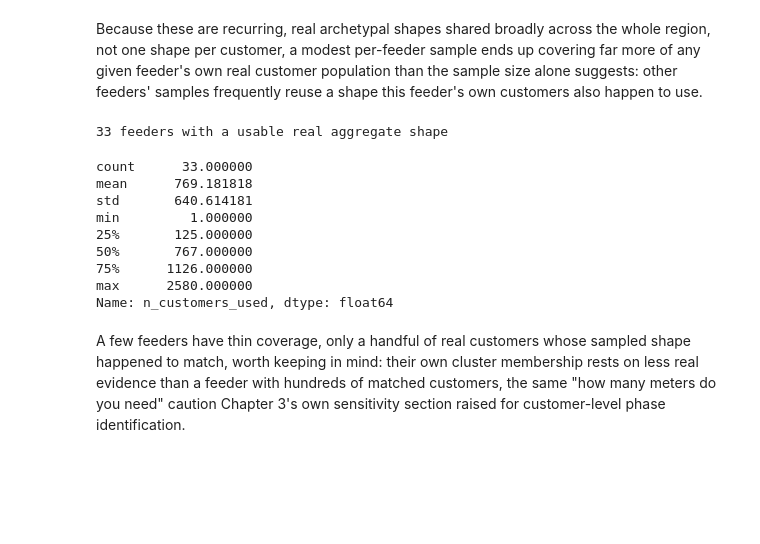
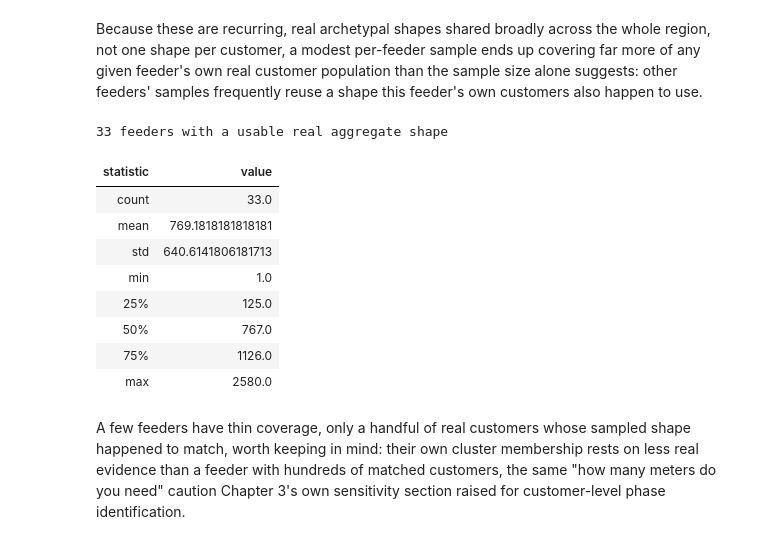
Before and after one commit to sambaiga/ml-energy-disaggregation, a Jupyter notebook: book/04-grid-edge/04-customer-feeder-clustering-code.ipynb, the cells around one changed output. Cells and saved outputs as stored; diff of their text form; code cells hidden in the pictures; blank space fills up the shorter version.

```diff
--- a/book/04-grid-edge/04-customer-feeder-clustering-code.ipynb
+++ b/book/04-grid-edge/04-customer-feeder-clustering-code.ipynb
@@ -928,34 +944,35 @@ across the whole region, not one shape per customer, a modest per-feeder
 sample ends up covering far more of any given feeder's own real customer
 population than the sample size alone suggests: other feeders' samples
 frequently reuse a shape this feeder's own customers also happen to use.
-# %%
-feeder_shapes = {}
-feeder_coverage = []
-for substation_dir in sorted(SMARTDS_DIR.iterdir()):
-    for feeder_dir in sorted(substation_dir.iterdir()):
-        loads_dss = feeder_dir / "Loads.dss"
-        if not loads_dss.exists():
-            continue
-        total, n_used = feeder_aggregate_shape(loads_dss)
-        if total is None:
-            continue
-        feeder_shapes[feeder_dir.name] = total
-        feeder_coverage.append({"feeder": feeder_dir.name, "n_customers_used": n_used})
-
-feeder_coverage_df = pd.DataFrame(feeder_coverage)
-print(f"{len(feeder_shapes)} feeders with a usable real aggregate shape")
-feeder_coverage_df["n_customers_used"].describe()
-# %% [output]
-33 feeders with a usable real aggregate shape
-count      33.000000
-mean      769.181818
-std       640.614181
-min         1.000000
-25%       125.000000
-50%       767.000000
-75%      1126.000000
-max      2580.000000
-Name: n_customers_used, dtype: float64
+# %%
+feeder_shapes = {}
+feeder_coverage = []
+for substation_dir in sorted(SMARTDS_DIR.iterdir()):
+    for feeder_dir in sorted(substation_dir.iterdir()):
+        loads_dss = feeder_dir / "Loads.dss"
+        if not loads_dss.exists():
+            continue
+        total, n_used = feeder_aggregate_shape(loads_dss)
+        if total is None:
+            continue
+        feeder_shapes[feeder_dir.name] = total
+        feeder_coverage.append({"feeder": feeder_dir.name, "n_customers_used": n_used})
+
+feeder_coverage_df = pd.DataFrame(feeder_coverage)
+print(f"{len(feeder_shapes)} feeders with a usable real aggregate shape")
+coverage_summary = feeder_coverage_df["n_customers_used"].describe().rename_axis("statistic").reset_index(name="value")
+themed_gt(coverage_summary)
+# %% [output]
+33 feeders with a usable real aggregate shape
+| statistic | value |
+| count | 33.0 |
+| mean | 769.1818181818181 |
+| std | 640.6141806181713 |
+| min | 1.0 |
+| 25% | 125.0 |
+| 50% | 767.0 |
+| 75% | 1126.0 |
+| max | 2580.0 |
 # %% [markdown]
 A few feeders have thin coverage, only a handful of real customers
 whose sampled shape happened to match, worth keeping in mind: their own
```
Also changed, not shown: parts of 26 cells of this notebook, 2 other files.
